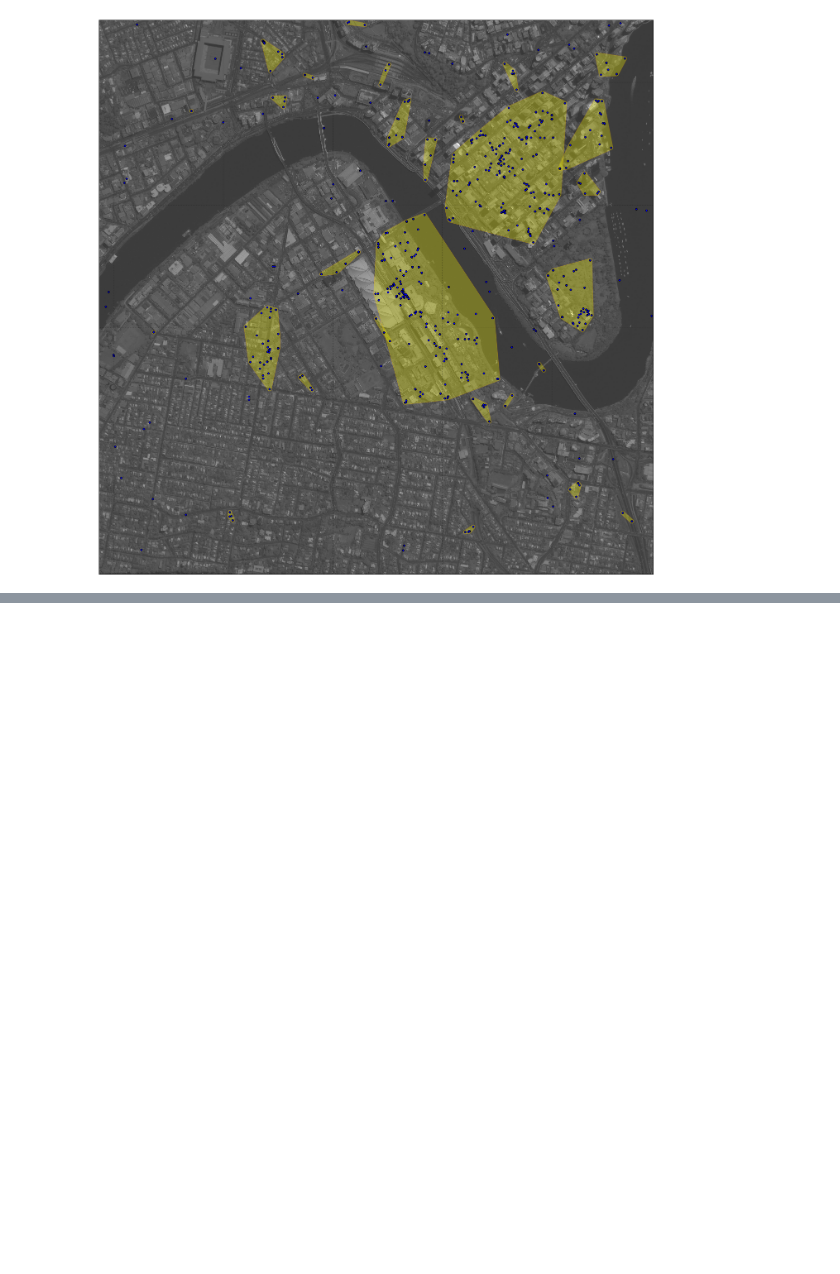
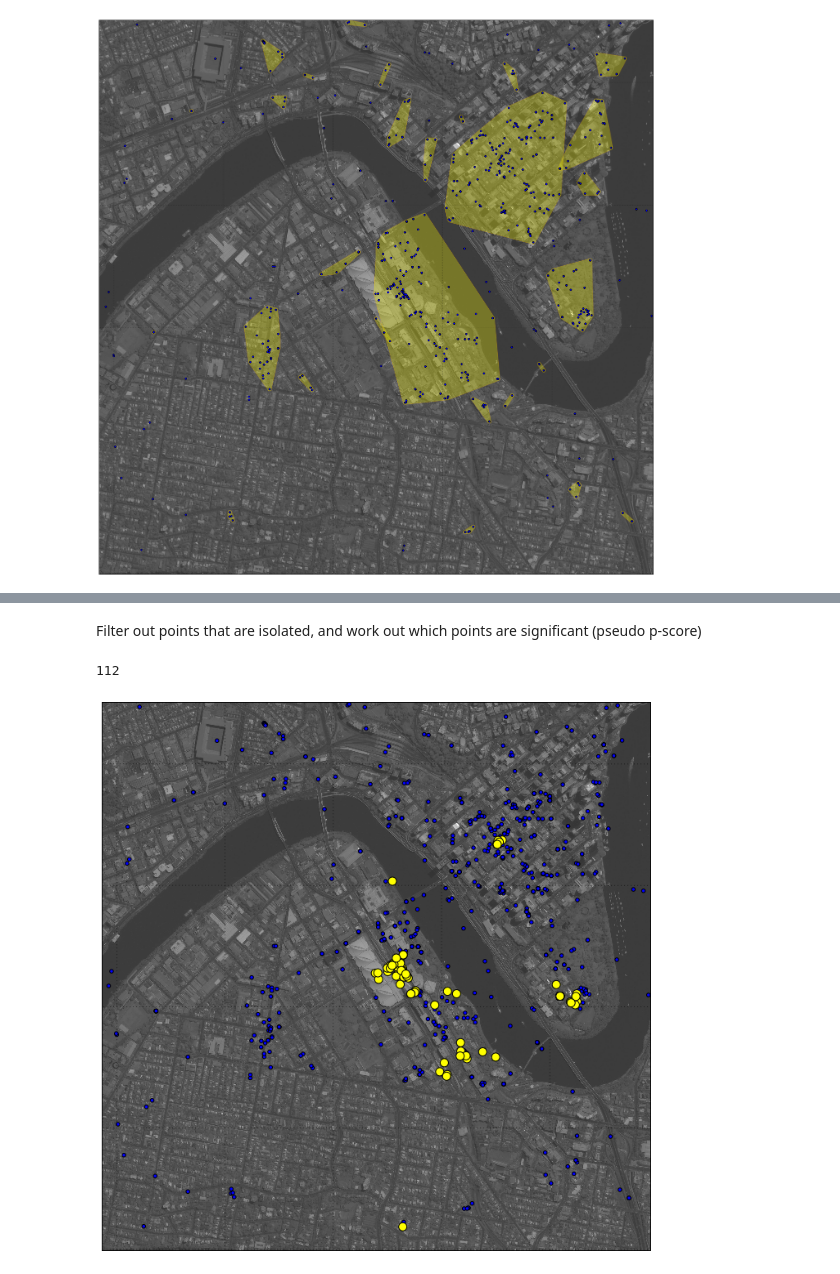
Before and after one commit to om-henners/pyconau2014_talk, a Jupyter notebook: Notebooks/Making maps with cartopy.ipynb, the cells around one changed output, grey strips where cells are left out. Cells and saved outputs as stored; diff of their text form; code cells hidden in the pictures; blank space fills up the shorter version.

```diff
--- a/Notebooks/Making maps with cartopy.ipynb
+++ b/Notebooks/Making maps with cartopy.ipynb
@@ -109,0 +116,2 @@ ax.set_extent(img_bounds, proj)
+# %%
+weights = pysal.pysal.threshold_binaryW_from_array(all_points[:, :2], 100) #Assume spatial dependence @ 100m
@@ -109,0 +142,23 @@ ax.set_extent(img_bounds, proj)
+# %%
+moran_local = pysal.Moran_Local(all_points[:, 2], weights)
+# %% [markdown]
+Filter out points that are isolated, and work out which points are significant (pseudo p-score)
+# %%
+island_filter = np.ones(len(all_points))
+island_filter[weights.islands] = 0
+significant_points = all_points[:, :2][np.where((island_filter > 0) & (moran_local.p_sim < 0.05))]
+len(significant_points) #So there's a lot of points which don't fit the normailty assumption
+# %% [output]
+112
+# %%
+plt.figure(figsize=(12, 12))
+ax = plt.axes(projection=proj)
+
+# ax.add_feature(cartopy.feature.OCEAN)
+ax.gridlines()
+ax.imshow(image, extent=img_bounds, transform=proj, origin='upper', cmap='gray')
+ax.scatter(all_points[:,0], all_points[:, 1], transform=proj, zorder=2)
+ax.scatter(significant_points[:,0], significant_points[:, 1], transform=proj, zorder=3, s=100, c='yellow')
+ax.set_extent(img_bounds, proj)
+# %% [output]
+[figure, added]
```
Also changed, not shown: parts of 5 cells of this notebook.
